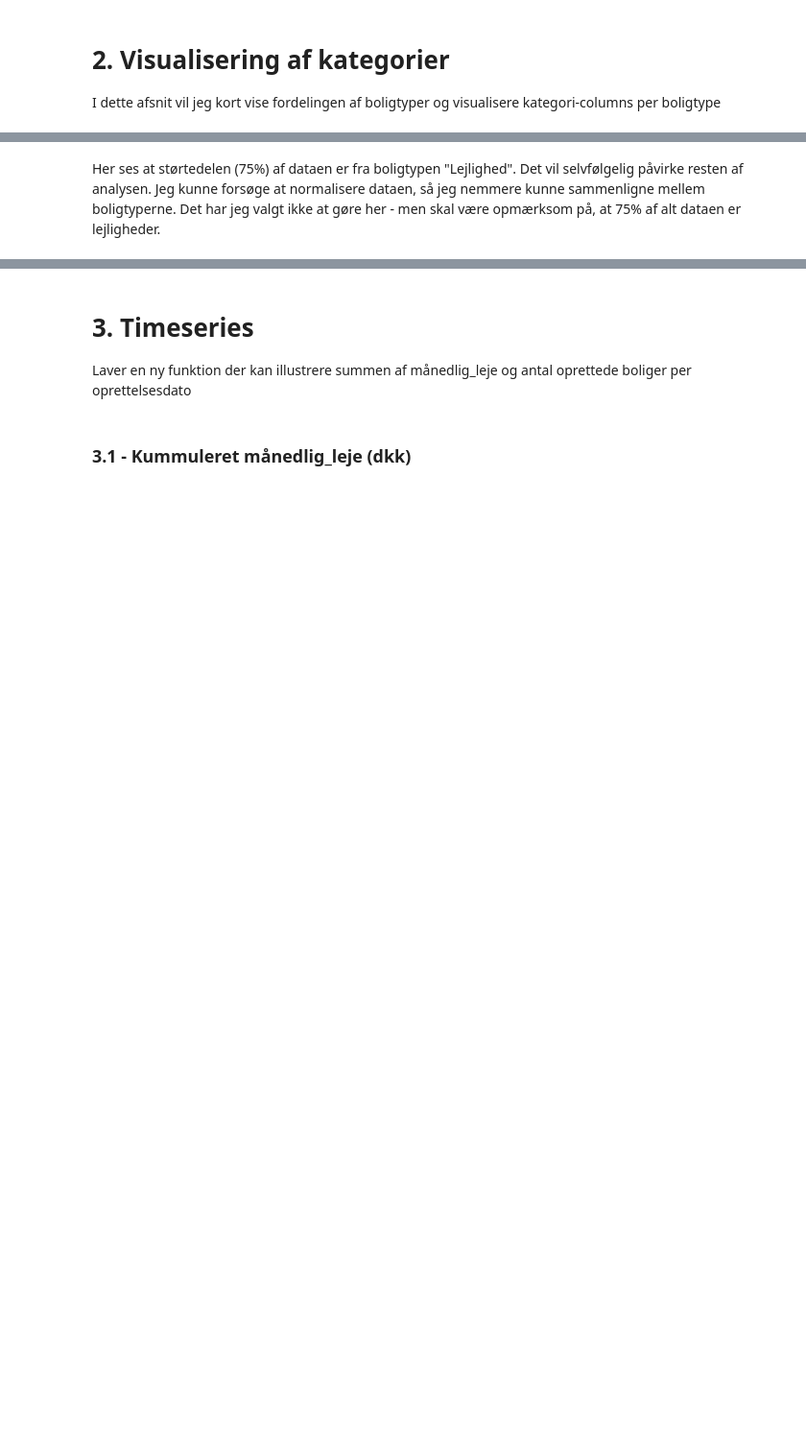
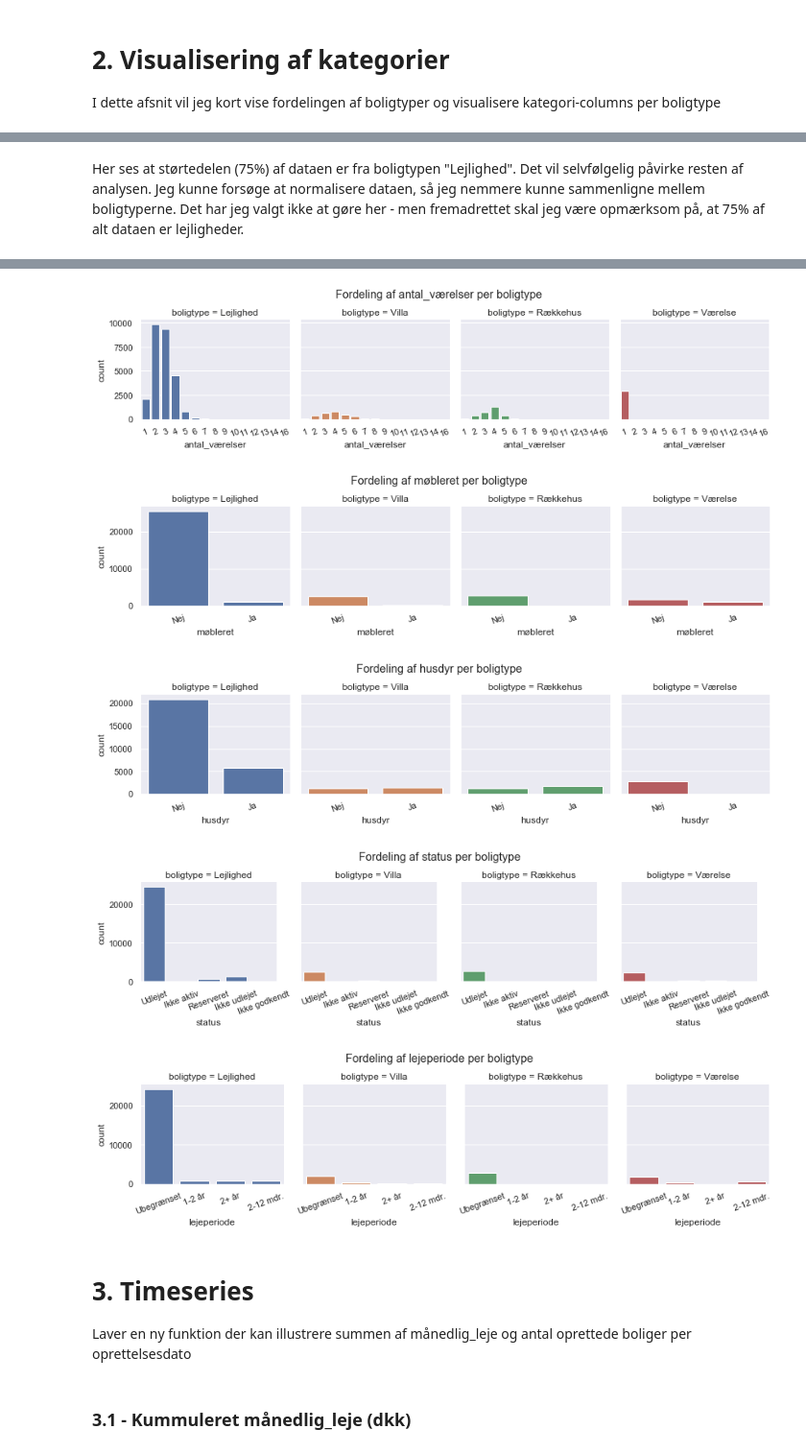
Before and after one commit to MadsJC/Bolig-site-analyse, a Jupyter notebook: PYTHON - Exploratory Data Analysis (EDA).ipynb, the cells around one changed output, grey strips where cells are left out. Shown: that part at 96% size. Cells and saved outputs as stored; diff of their text form; code cells hidden in the pictures; blank space fills up the shorter version.

```diff
--- a/PYTHON - Exploratory Data Analysis (EDA).ipynb
+++ b/PYTHON - Exploratory Data Analysis (EDA).ipynb
@@ -84,14 +85,20 @@ Text(0.5, 1.0, 'Fordeling af boligtyper')
 # %% [markdown]
 Her ses at størtedelen (75%) af dataen er fra boligtypen "Lejlighed". Det vil selvfølgelig påvirke resten af analysen. Jeg kunne forsøge at normalisere dataen, så jeg nemmere kunne sammenligne mellem boligtyperne.
-Det har jeg valgt ikke at gøre her - men skal være opmærksom på, at 75% af alt dataen er lejligheder.
+Det har jeg valgt ikke at gøre her - men fremadrettet skal jeg være opmærksom på, at 75% af alt dataen er lejligheder.
 # %%
 def make_cat_plot(slt_category_x, slt_facet_col='boligtype'):
-    df_cat_plot = df.groupby([slt_facet_col, slt_category_x], as_index=False).count().rename(columns={'adresse':'Antal'})
-    fig_cat = px.bar(df_cat_plot, x=slt_category_x, y='Antal', title=f'Countplot per boligtype ({slt_category_x})',
-                     facet_col=slt_facet_col, facet_col_wrap=4)
-    return fig_cat.show(renderer='notebook_connected')
+    fig_cat = sns.catplot(x=slt_category_x, hue=slt_facet_col, col=slt_facet_col,
+                    data=df, kind="count",
+                    height=3, dodge=False)
+    plt.subplots_adjust(top=0.8)
+    fig_cat.fig.suptitle('Fordeling af ' + slt_category_x + ' per ' + slt_facet_col)
+    fig_cat.set_xticklabels(rotation=20)
 
-cat_plot_list = ['antal_værelser', 'møbleret', 'husdyr', 'status', 'lejeperiode', 'image_count']
+    return fig_cat
+
+
+
+cat_plot_list = ['antal_værelser', 'møbleret', 'husdyr', 'status', 'lejeperiode']
 
 for i in cat_plot_list:
     make_cat_plot(i)
@@ -105,3 +106,8 @@ for i in cat_plot_list:
+[figure, added]
+[figure, added]
+[figure, added]
+[figure, added]
+[figure, added]
 # %% [markdown]
 # 3. Timeseries <a class="anchor" id="chapter3"></a>
 Laver en ny funktion der kan illustrere summen af månedlig_leje og antal oprettede boliger per oprettelsesdato
```
Also changed, not shown: parts of 9 cells of this notebook.
